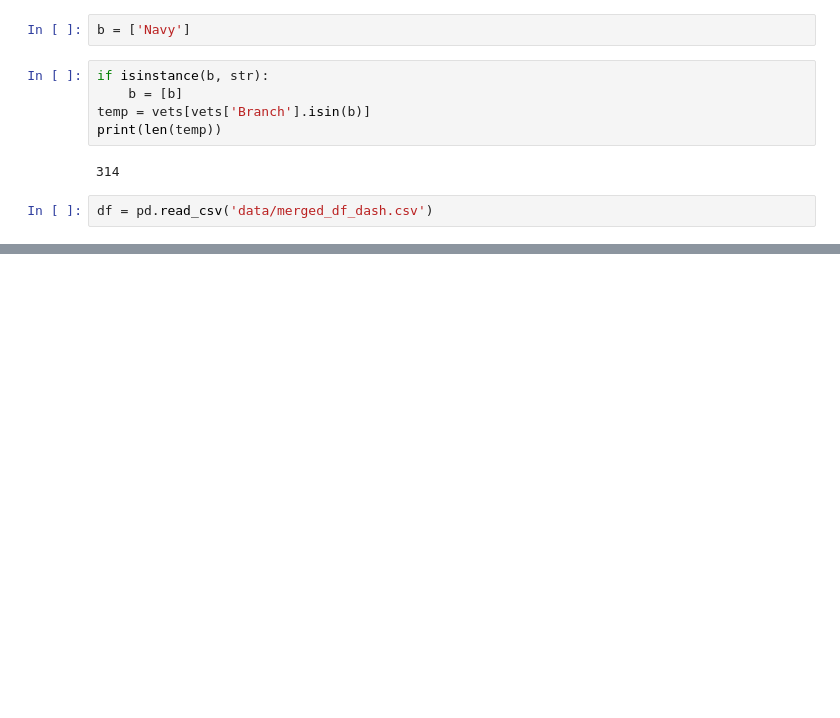
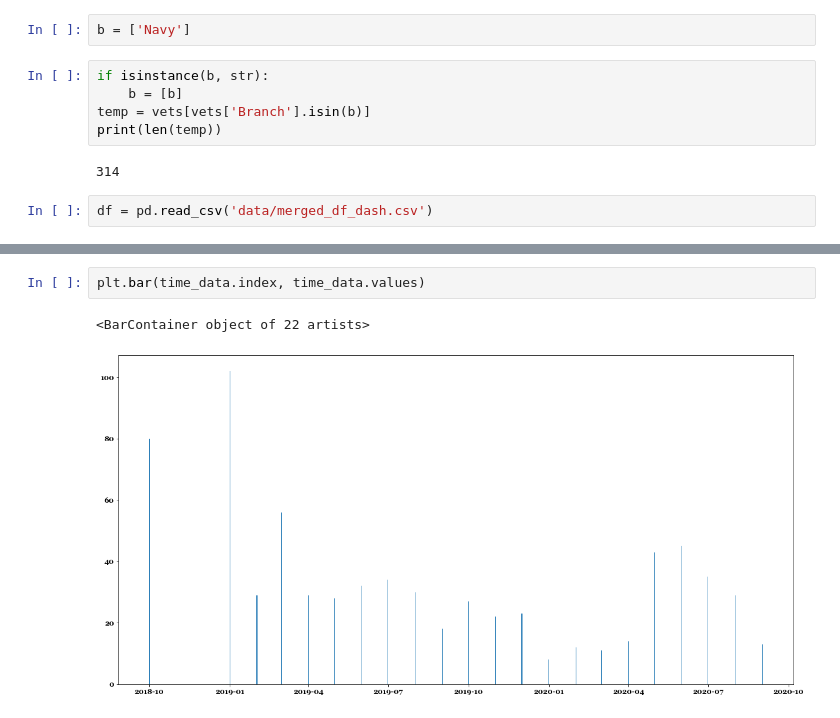
Before and after one commit to americanthinker/Cap_Stone_II, a Jupyter notebook: EM_map_scratch.ipynb, the cells around one changed output, grey strips where cells are left out. Cells and saved outputs as stored; diff of their text form; blank space fills up the shorter version.

```diff
--- a/EM_map_scratch.ipynb
+++ b/EM_map_scratch.ipynb
@@ -381,0 +424,5 @@ barchart.update_layout(
+# %%
+plt.bar(time_data.index, time_data.values)
+# %% [output]
+<BarContainer object of 22 artists>
+[figure, added]
```
Also changed, not shown: parts of 14 cells of this notebook, 2 other files.
